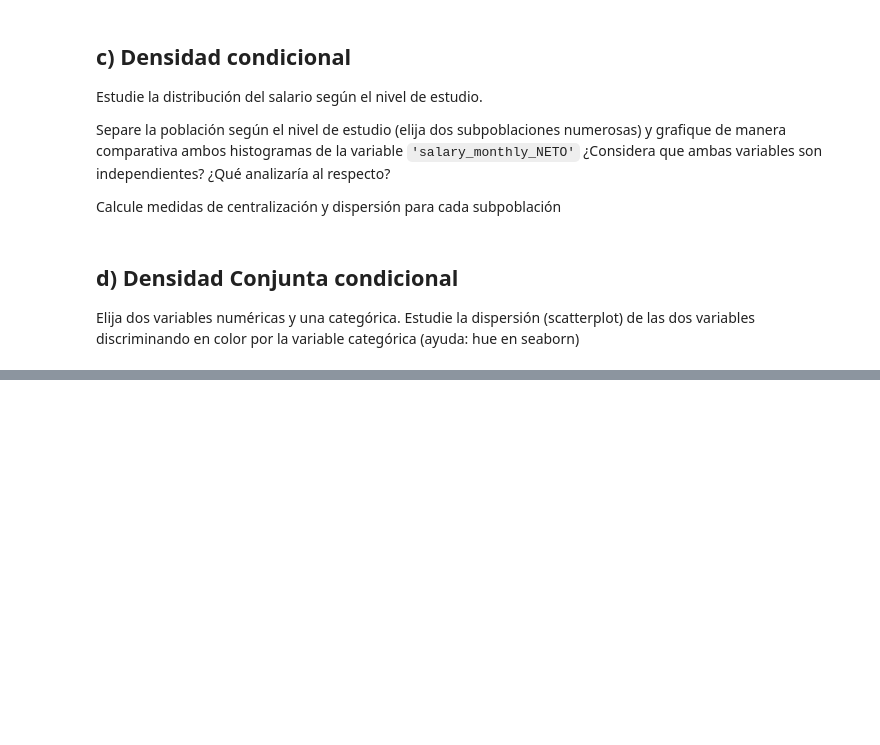
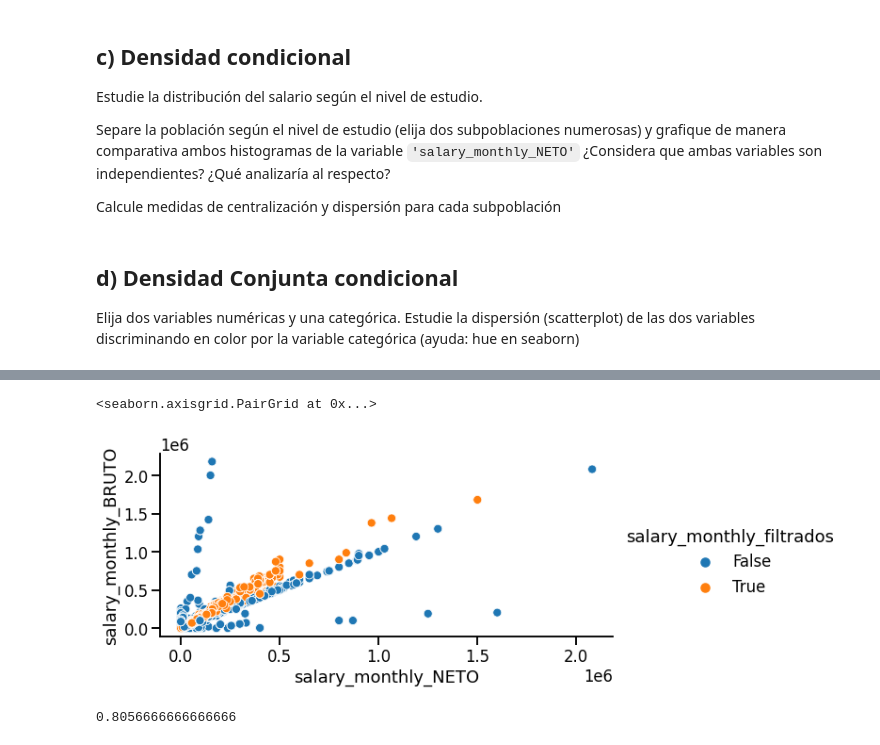
Before and after one commit to fnbellomo/DiploDatos2021, a Jupyter notebook: AyVD/Copy_of_Entregable_Parte_1.ipynb, the cells around one changed output, grey strips where cells are left out. Cells and saved outputs as stored; diff of their text form; code cells hidden in the pictures; blank space fills up the shorter version.

```diff
--- a/AyVD/Copy_of_Entregable_Parte_1.ipynb
+++ b/AyVD/Copy_of_Entregable_Parte_1.ipynb
@@ -177,0 +198,4 @@ Estudie la dispersión (scatterplot) de las dos variables discriminando en color
+# %%
+df_lang['salary_monthly_porcentaje'] = df_lang['salary_monthly_NETO'] / df_lang['salary_monthly_BRUTO']
+df_lang['salary_monthly_filtrados'] = (df_lang['salary_monthly_porcentaje'] >0.5) & (df_lang['salary_monthly_porcentaje'] <0.9)
+df_lang
@@ -177,0 +216,13 @@ Estudie la dispersión (scatterplot) de las dos variables discriminando en color
+# %%
+seaborn.pairplot(data=df_lang, y_vars=['salary_monthly_BRUTO'],
+                 x_vars=['salary_monthly_NETO'], hue='salary_monthly_filtrados',
+                 aspect=2, height=4)
+# %% [output]
+<seaborn.axisgrid.PairGrid at 0x...>
+[figure, added]
+# %%
+total_en_blanco = len (df_lang [df_lang['salary_monthly_filtrados']])
+total = len (df_lang)
+total_en_blanco / total
+# %% [output]
+0.8056666666666666
```
Also changed, not shown: parts of 6 cells of this notebook.
